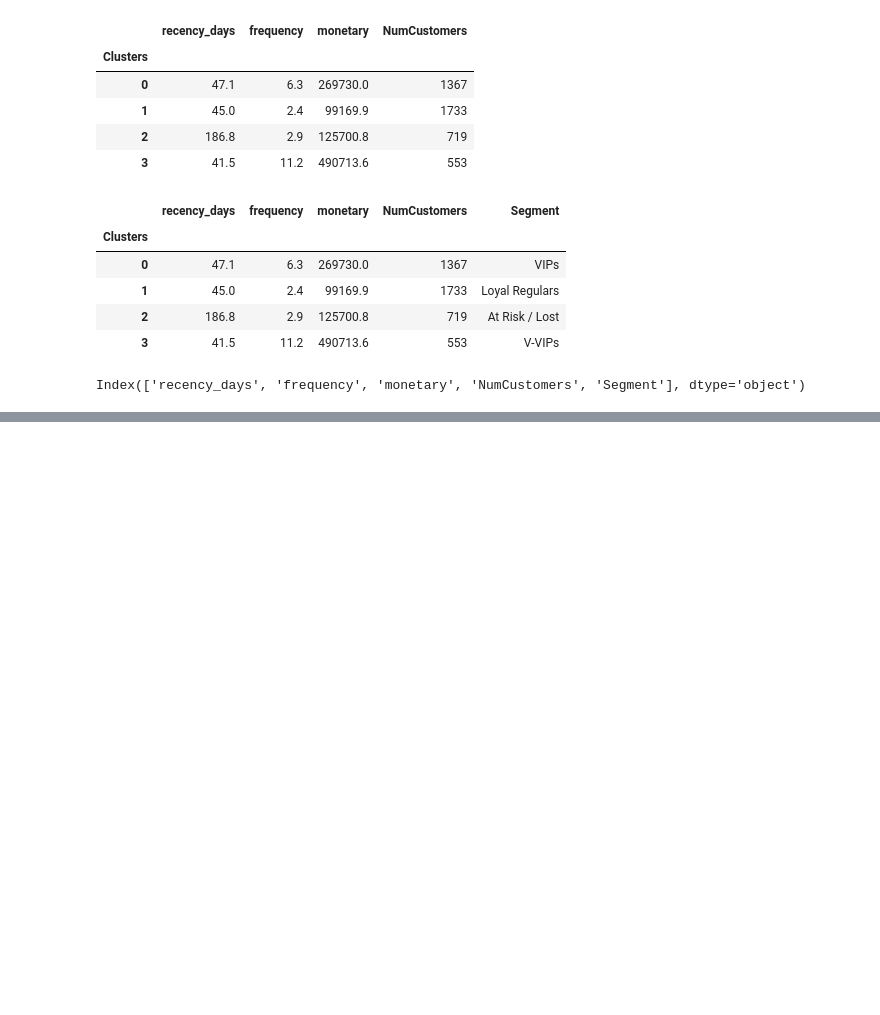
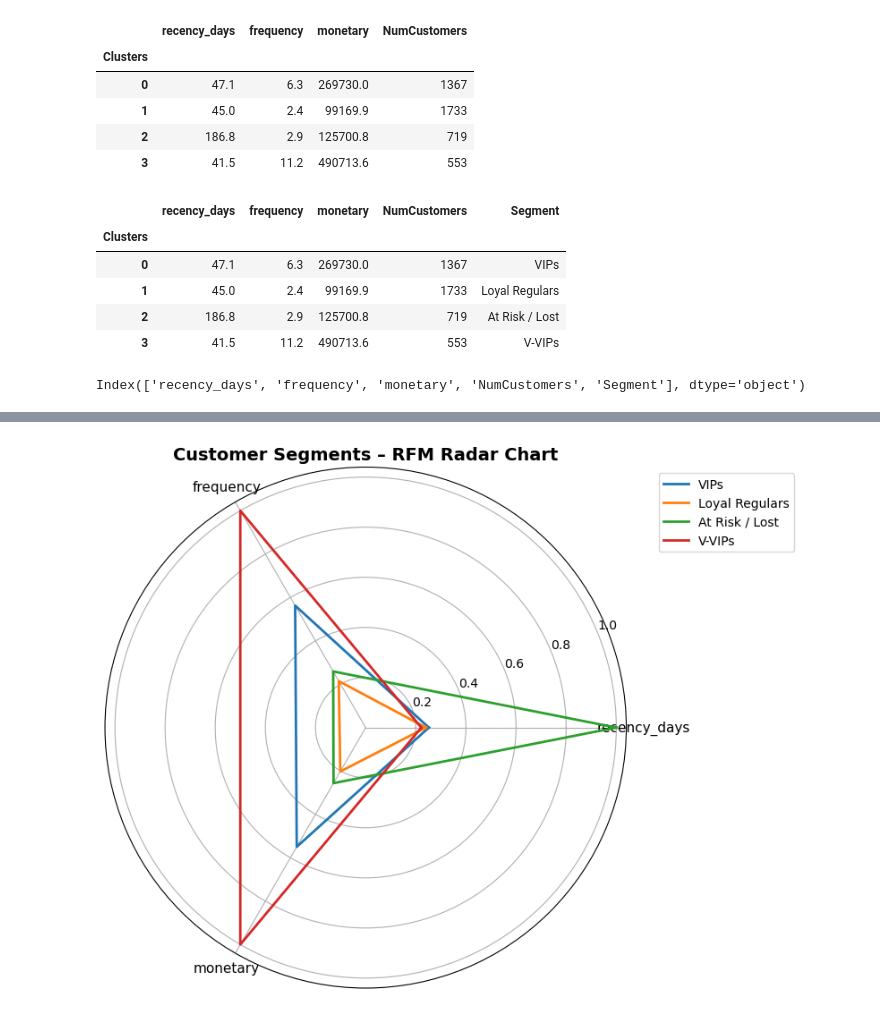
Before and after one commit to Israel-Asidere/Amdari-Shopsphere, a Jupyter notebook: Cohort_analysis_v2.ipynb, the cells around one changed output, grey strips where cells are left out. Saved outputs shown, nothing was run; the diff lists cells and outputs as text; code cells hidden in the pictures; blank space fills up the shorter version.

```diff
--- a/Cohort_analysis_v2.ipynb
+++ b/Cohort_analysis_v2.ipynb
@@ -394,0 +413,24 @@ plt.show()
+# %%
+# Prepare data
+df_radar = df_plot.set_index('Segment')[['recency_days', 'frequency', 'monetary']]
+
+# Radar setup
+labels = list(df_radar.columns)
+num_vars = len(labels)
+angles = np.linspace(0, 2 * np.pi, num_vars, endpoint=False).tolist()
+angles += angles[:1]
+
+# Plot
+plt.figure(figsize=(8, 8))
+for idx, row in df_radar.iterrows():
+    values = row.tolist()
+    values += values[:1]
+    plt.polar(angles, values, label=idx, linewidth=2)
+
+plt.xticks(angles[:-1], labels, fontsize=11)
+plt.title('Customer Segments – RFM Radar Chart', size=14, weight='bold')
+plt.legend(bbox_to_anchor=(1.05, 1), loc='upper left')
+plt.tight_layout()
+plt.show()
+# %% [output]
+[figure, added]
```
Also changed, not shown: parts of 8 cells of this notebook, 2 other files.
